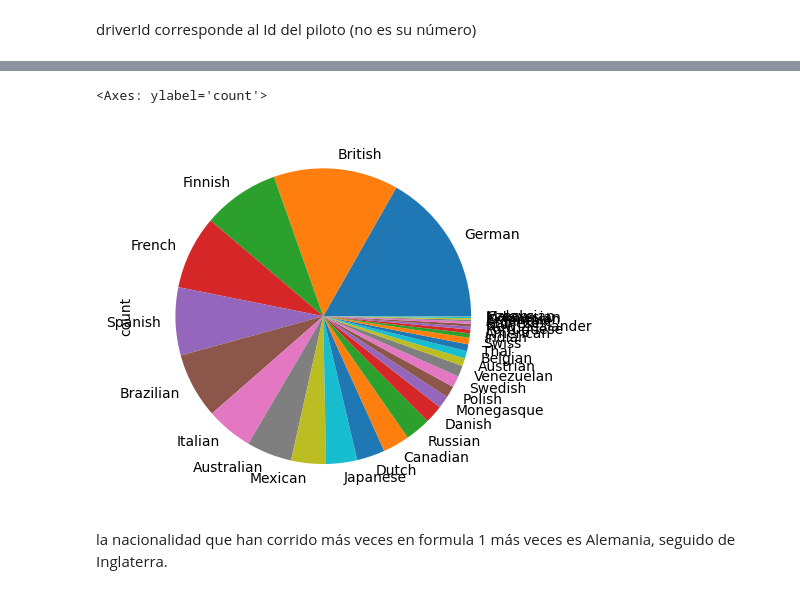
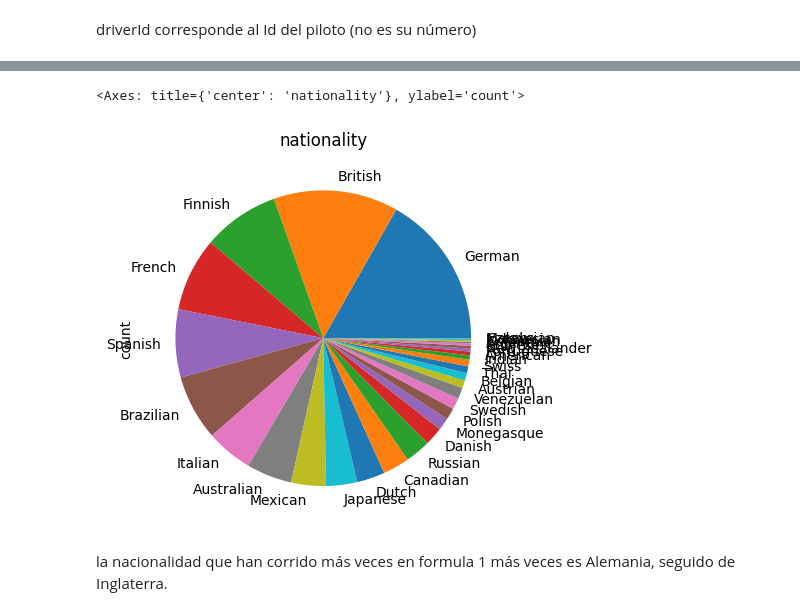
Before and after one commit to claraagui/formula-one-project, a Jupyter notebook: Formula-one-project/notebooks/proyecto_f1_race.ipynb, the cells around one changed output, grey strips where cells are left out. Drawn from its saved outputs; the diff is of its cells as text; code cells hidden in the pictures.

```diff
--- a/Formula-one-project/notebooks/proyecto_f1_race.ipynb
+++ b/Formula-one-project/notebooks/proyecto_f1_race.ipynb
@@ -147,8 +148,8 @@ n=df[df['nationality']>'250'].value_counts()
 # %%
-nationality.plot(kind='pie')
+nationality.plot(kind='pie', title='nationality')
 # %% [output]
-<Axes: ylabel='count'>
+<Axes: title={'center': 'nationality'}, ylabel='count'>
-[figure, old version]
+[figure, new version]
 # %% [markdown]
 la nacionalidad que han corrido más veces en formula 1 más veces es Alemania, seguido de Inglaterra.
 # %%
```
Also changed, not shown: parts of 11 cells of this notebook, 2 other files.
